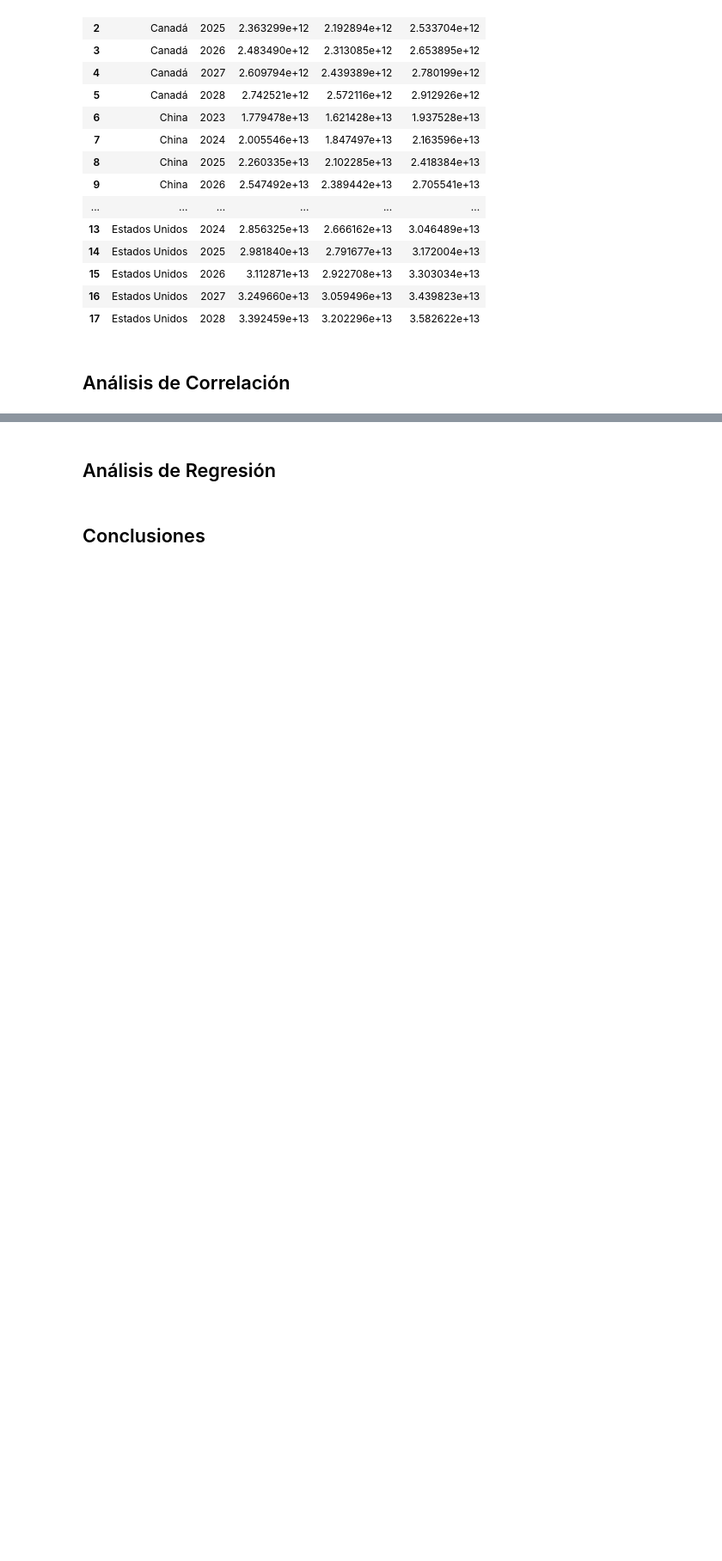
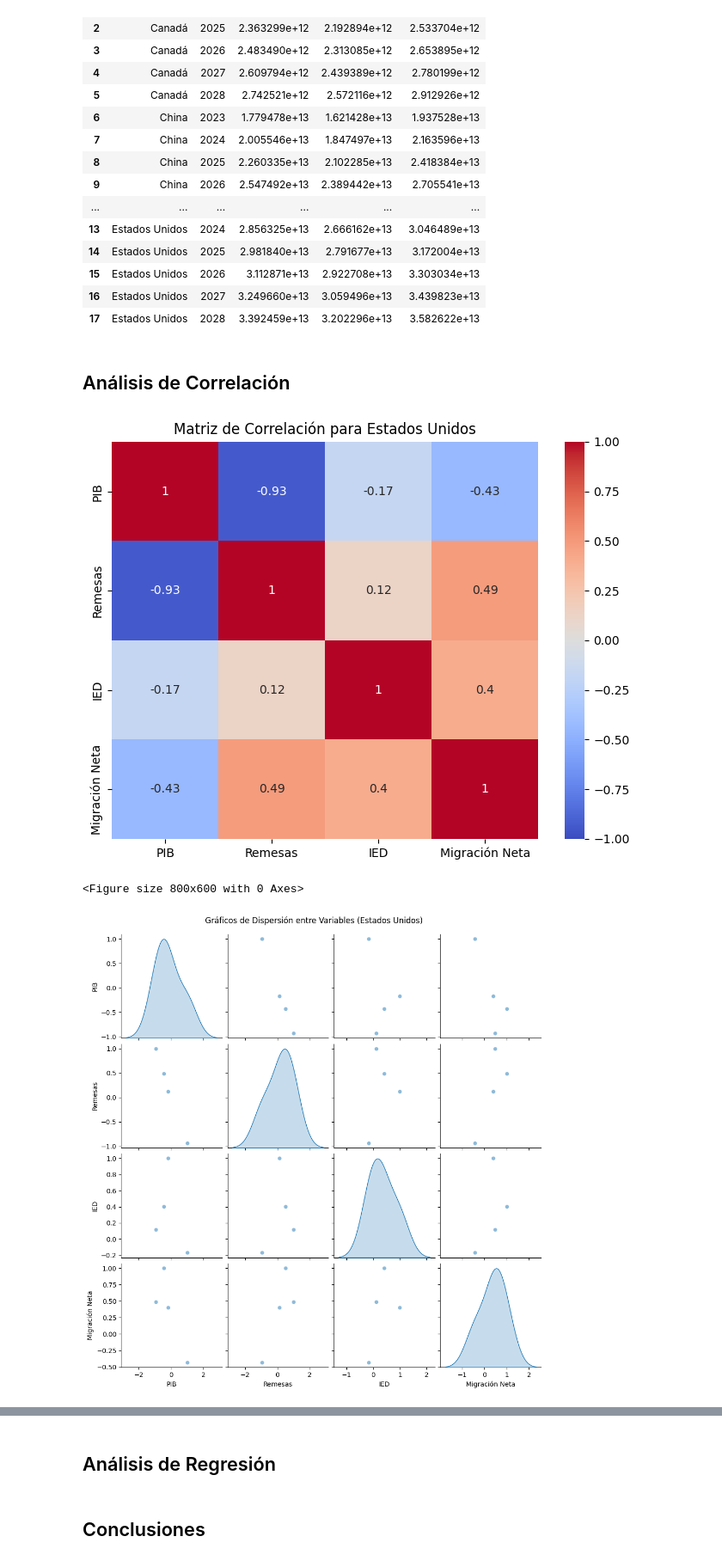
Before and after one commit to AddisonReyes/prueba-reclutamiento-python, a Jupyter notebook: notebook.ipynb, the cells around one changed output, grey strips where cells are left out. Shown at 86% size. Drawn from its saved outputs; the diff is of its cells as text; code cells hidden in the pictures; blank space fills up the shorter version.

```diff
--- a/notebook.ipynb
+++ b/notebook.ipynb
@@ -484,3 +484,25 @@ intervalos_confianza
 | 17 | Estados Unidos | 2028 | 3.392459e+13 | 3.202296e+13 | 3.582622e+13 |
 # %% [markdown]
 ## Análisis de Correlación
+# %%
+def matrix_de_correlacion(pais):
+    years = [str(year) for year in range(2000, 2024)]
+
+    df_pib_pais = df_pib_filtrado[df_pib_filtrado["Country Name"] == pais].loc[:, years].transpose()
+    df_remesas_pais = df_remesas_filtrado[df_remesas_filtrado["Country Name"] == pais].loc[:, years].transpose()
+    df_ied_pais = df_ied_filtrado[df_ied_filtrado["Country Name"] == pais].loc[:, years].transpose()
+    df_migracion_pais = df_migracion_filtrado[df_migracion_filtrado["Country Name"] == pais].loc[:, years].transpose()
+
+    df_pais = pd.concat([df_pib_pais.rename(columns={df_pib_pais.columns[0]: "PIB"}),
+                        df_remesas_pais.rename(columns={df_remesas_pais.columns[0]: "Remesas"}),
+                        df_ied_pais.rename(columns={df_ied_pais.columns[0]: "IED"}),
+                        df_migracion_pais.rename(columns={df_migracion_pais.columns[0]: "Migración Neta"})],
+                    axis=1)
+
+    return df_pais.corr()
+# %%
+def heatmap(matrix_correlacion, pais):
+    plt.figure(figsize=(8, 6))
+    sns.heatmap(matrix_correlacion, annot=True, cmap="coolwarm", vmin=-1, vmax=1)
+    plt.title(f"Matriz de Correlación para {pais}")
+    plt.show()
@@ -486,0 +538,16 @@ intervalos_confianza
+# %%
+def pairplot(matrix_correlacion, pais):
+    plt.figure(figsize=(8, 6))
+    sns.pairplot(matrix_correlacion, diag_kind="kde", plot_kws={"alpha": 0.5})
+    plt.suptitle(f"Gráficos de Dispersión entre Variables ({pais})", y=1.02)
+    plt.show()
+# %%
+matrix_correlacion_usa = matrix_de_correlacion("Estados Unidos")
+info_correlacion(matrix_correlacion_usa)
+# %%
+heatmap(matrix_correlacion_usa, "Estados Unidos")
+pairplot(matrix_correlacion_usa, "Estados Unidos")
+# %% [output]
+[figure, added]
+<Figure size 800x600 with 0 Axes>
+[figure, added]
```
Also changed, not shown: parts of 16 cells of this notebook.
